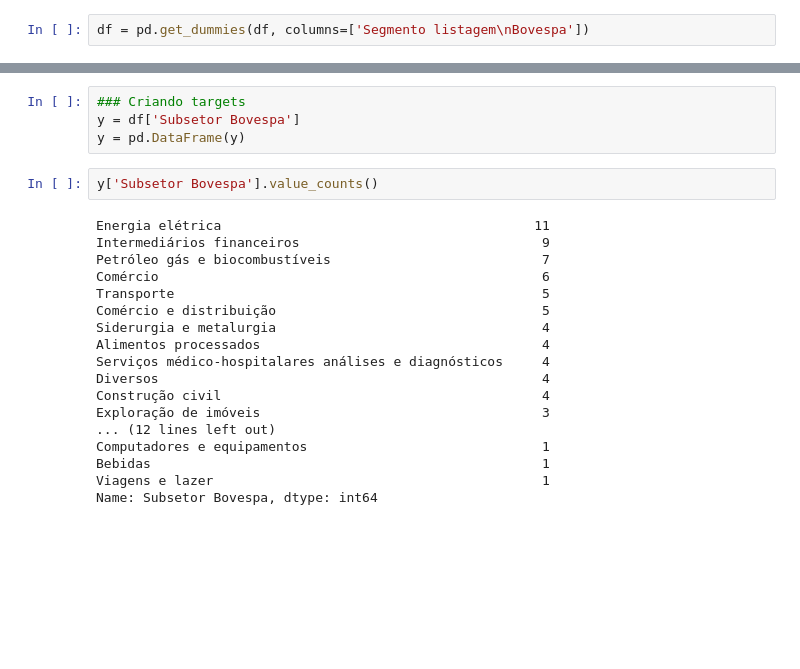
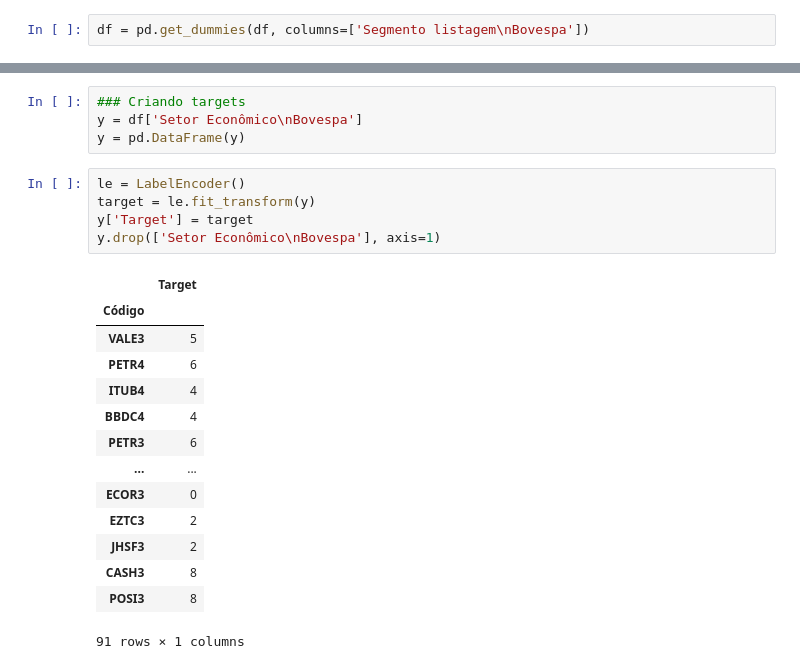
Before and after one commit to Jhonattanln/Modelo_Classificacao, a Jupyter notebook: Code.ipynb, the cells around one changed output, grey strips where cells are left out. Cells and saved outputs as stored; diff of their text form; blank space fills up the shorter version.

```diff
--- a/Code.ipynb
+++ b/Code.ipynb
@@ -66,24 +67,24 @@ df
 # %%
 ### Criando targets
-y = df['Subsetor Bovespa']
+y = df['Setor Econômico\nBovespa']
 y = pd.DataFrame(y)
-# %%
-y['Subsetor Bovespa'].value_counts()
-# %% [output]
-Energia elétrica                                        11
-Intermediários financeiros                               9
-Petróleo gás e biocombustíveis                           7
-Comércio                                                 6
-Transporte                                               5
-Comércio e distribuição                                  5
-Siderurgia e metalurgia                                  4
-Alimentos processados                                    4
-Serviços médico-hospitalares análises e diagnósticos     4
-Diversos                                                 4
-Construção civil                                         4
-Exploração de imóveis                                    3
-... (12 lines left out)
-Computadores e equipamentos                              1
-Bebidas                                                  1
-Viagens e lazer                                          1
-Name: Subsetor Bovespa, dtype: int64
+# %%
+le = LabelEncoder()
+target = le.fit_transform(y)
+y['Target'] = target
+y.drop(['Setor Econômico\nBovespa'], axis=1)
+# %% [output]
+|  | Target |
+| Código |  |
+| VALE3 | 5 |
+| PETR4 | 6 |
+| ITUB4 | 4 |
+| BBDC4 | 4 |
+| PETR3 | 6 |
+| ... | ... |
+| ECOR3 | 0 |
+| EZTC3 | 2 |
+| JHSF3 | 2 |
+| CASH3 | 8 |
+| POSI3 | 8 |
+91 rows × 1 columns
```
Also changed, not shown: parts of 6 cells of this notebook.
